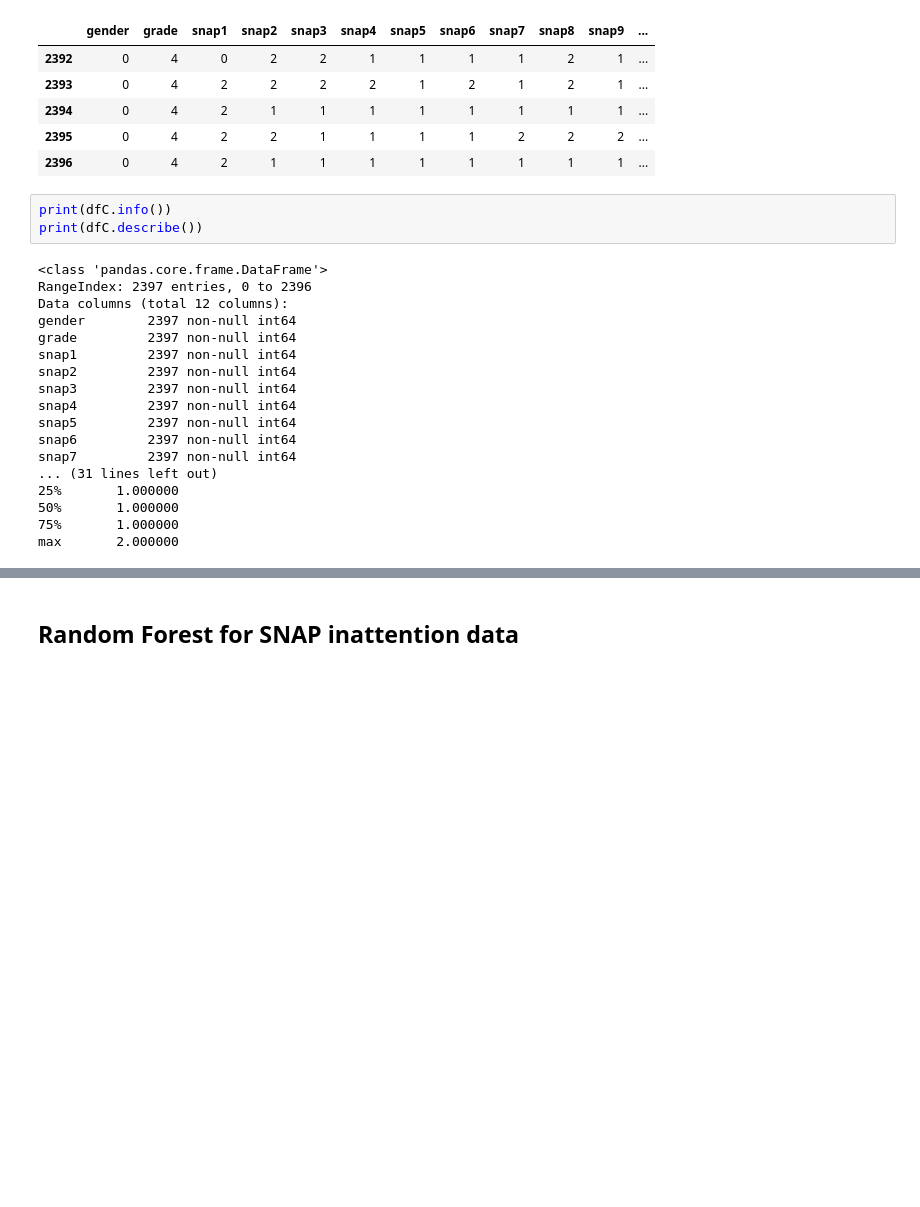
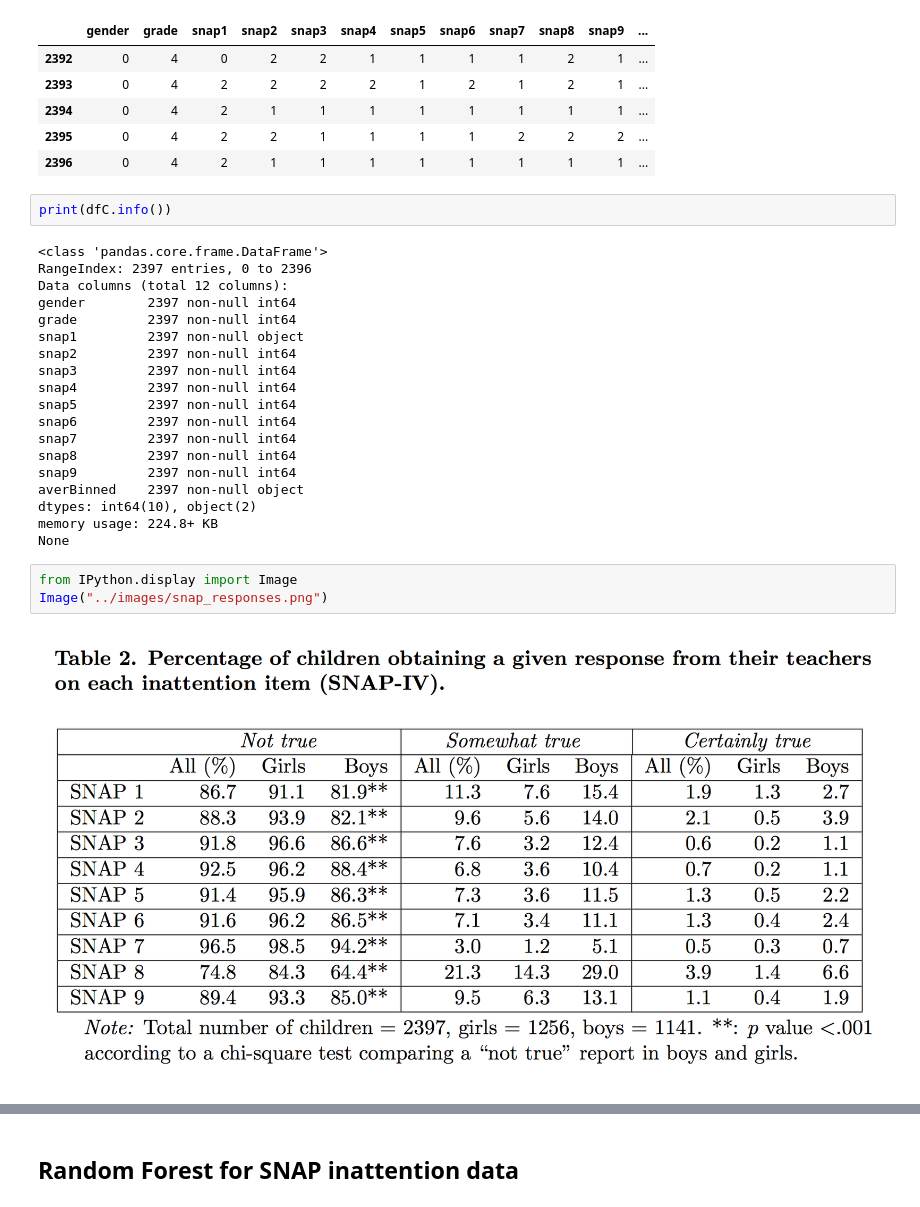
Before and after one commit to arvidl/inattention-populationsample, a Jupyter notebook: notebooks/prediction.ipynb, the cells around one changed output, grey strips where cells are left out. Drawn from its saved outputs; the diff is of its cells as text; blank space fills up the shorter version.

```diff
--- a/notebooks/prediction.ipynb
+++ b/notebooks/prediction.ipynb
@@ -104,22 +112,27 @@ dfC.tail()
 | 2396 | 0 | 4 | 2 | 1 | 1 | 1 | 1 | 1 | 1 | 1 | 1 | ... |
 # %%
 print(dfC.info())
-print(dfC.describe())
 # %% [output]
 <class 'pandas.core.frame.DataFrame'>
 RangeIndex: 2397 entries, 0 to 2396
 Data columns (total 12 columns):
 gender        2397 non-null int64
 grade         2397 non-null int64
-snap1         2397 non-null int64
+snap1         2397 non-null object
 snap2         2397 non-null int64
 snap3         2397 non-null int64
 snap4         2397 non-null int64
 snap5         2397 non-null int64
 snap6         2397 non-null int64
 snap7         2397 non-null int64
-... (31 lines left out)
-25%       1.000000
-50%       1.000000
-75%       1.000000
-max       2.000000
+snap8         2397 non-null int64
+snap9         2397 non-null int64
+averBinned    2397 non-null object
+dtypes: int64(10), object(2)
+memory usage: 224.8+ KB
+None
+# %%
+from IPython.display import Image
+Image("../images/snap_responses.png")
+# %% [output]
+[figure, added]
```
Also changed, not shown: parts of 25 cells of this notebook, 5 other files.
